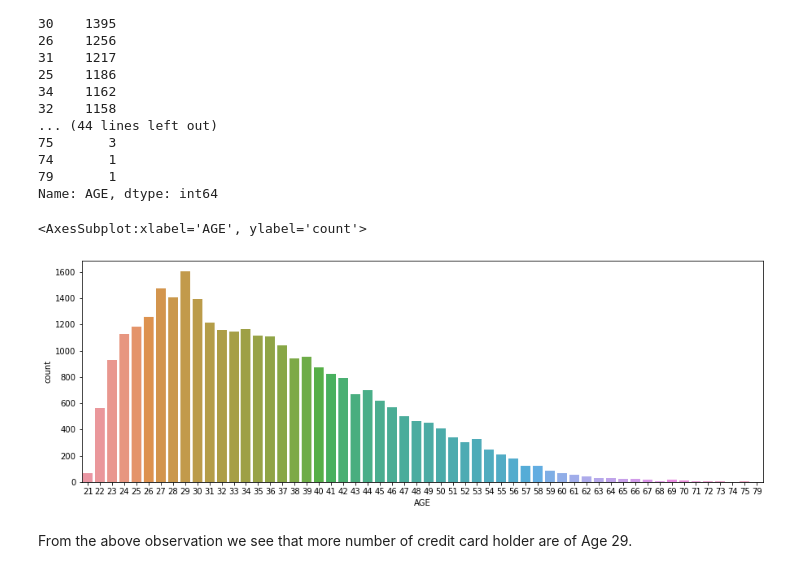
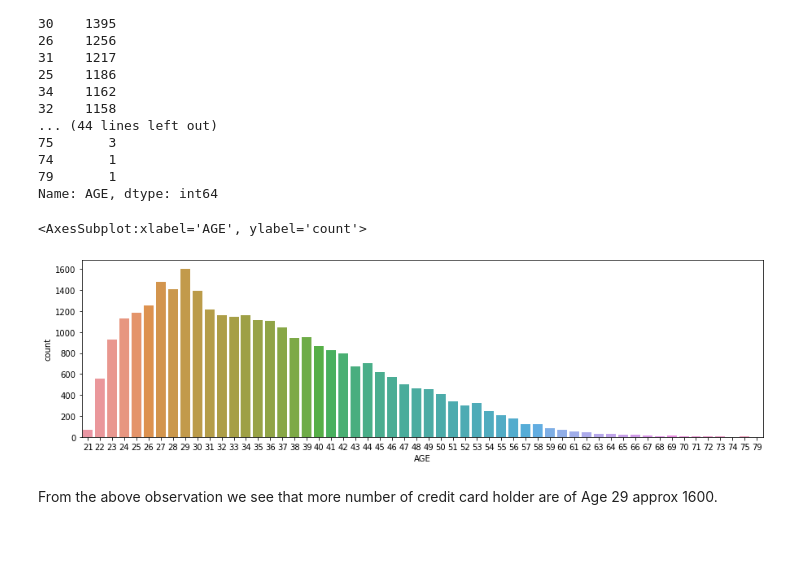
Before and after one commit to iamaakashpal/Credit-Card-Default-Prediction-EDA-and-FE, a Jupyter notebook: 1 EDA.ipynb, the cells around one changed output. Saved outputs shown, nothing was run; the diff lists cells and outputs as text; code cells hidden in the pictures; blank space fills up the shorter version.

```diff
--- a/1 EDA.ipynb
+++ b/1 EDA.ipynb
@@ -390,10 +434,10 @@ print(dataset['AGE'].value_counts())
 79       1
 Name: AGE, dtype: int64
 # %%
-plt.figure(figsize=(15,5))
+plt.figure(figsize=(15,4))
 sns.countplot(dataset['AGE'])
 # %% [output]
 <AxesSubplot:xlabel='AGE', ylabel='count'>
-[figure, old version]
+[figure, new version]
 # %% [markdown]
-From the above observation we see that more number of credit card holder are of Age 29.
+From the above observation we see that more number of credit card holder are of Age 29 approx 1600.
```
Also changed, not shown: parts of 8 cells of this notebook.
